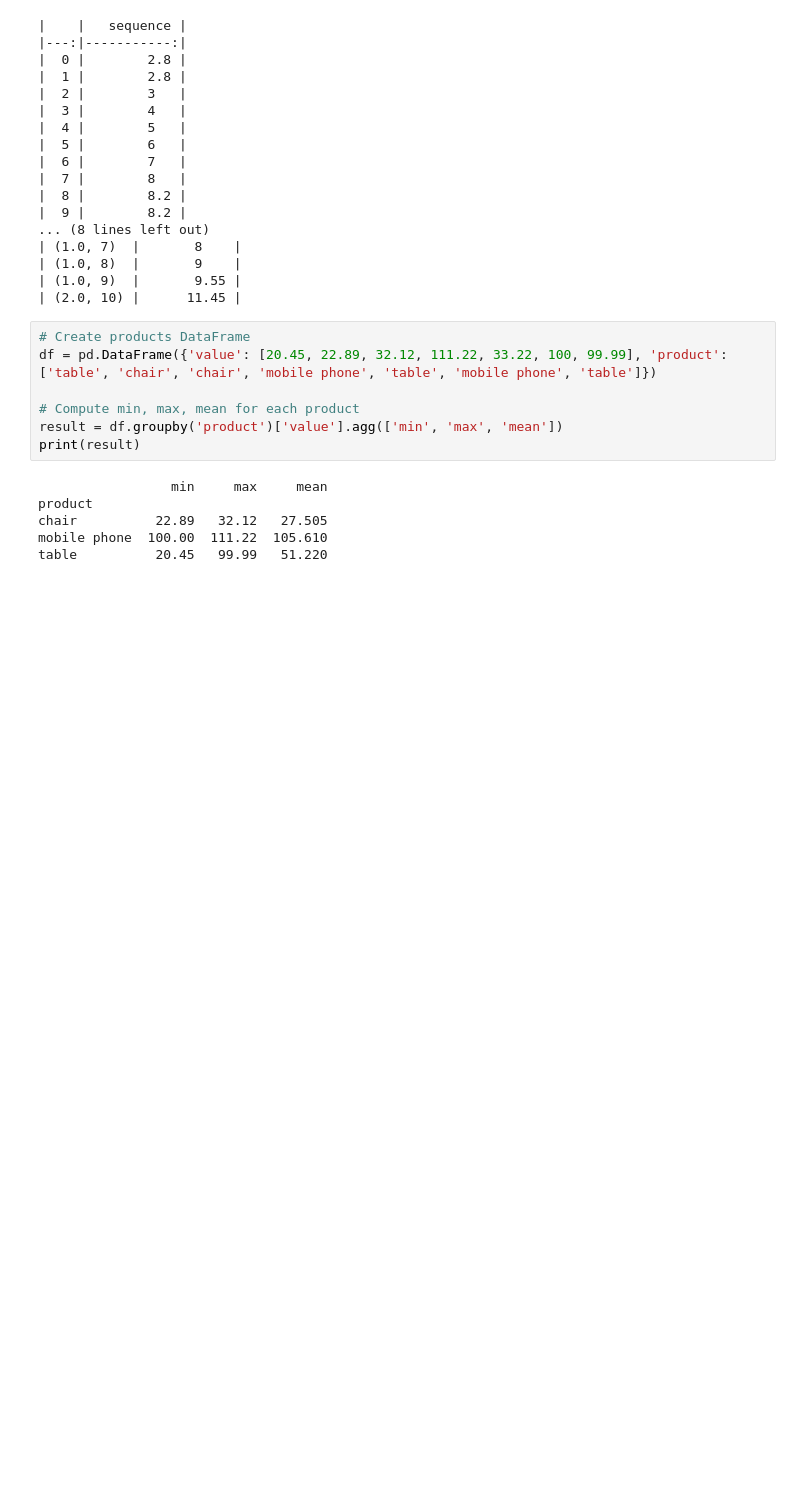
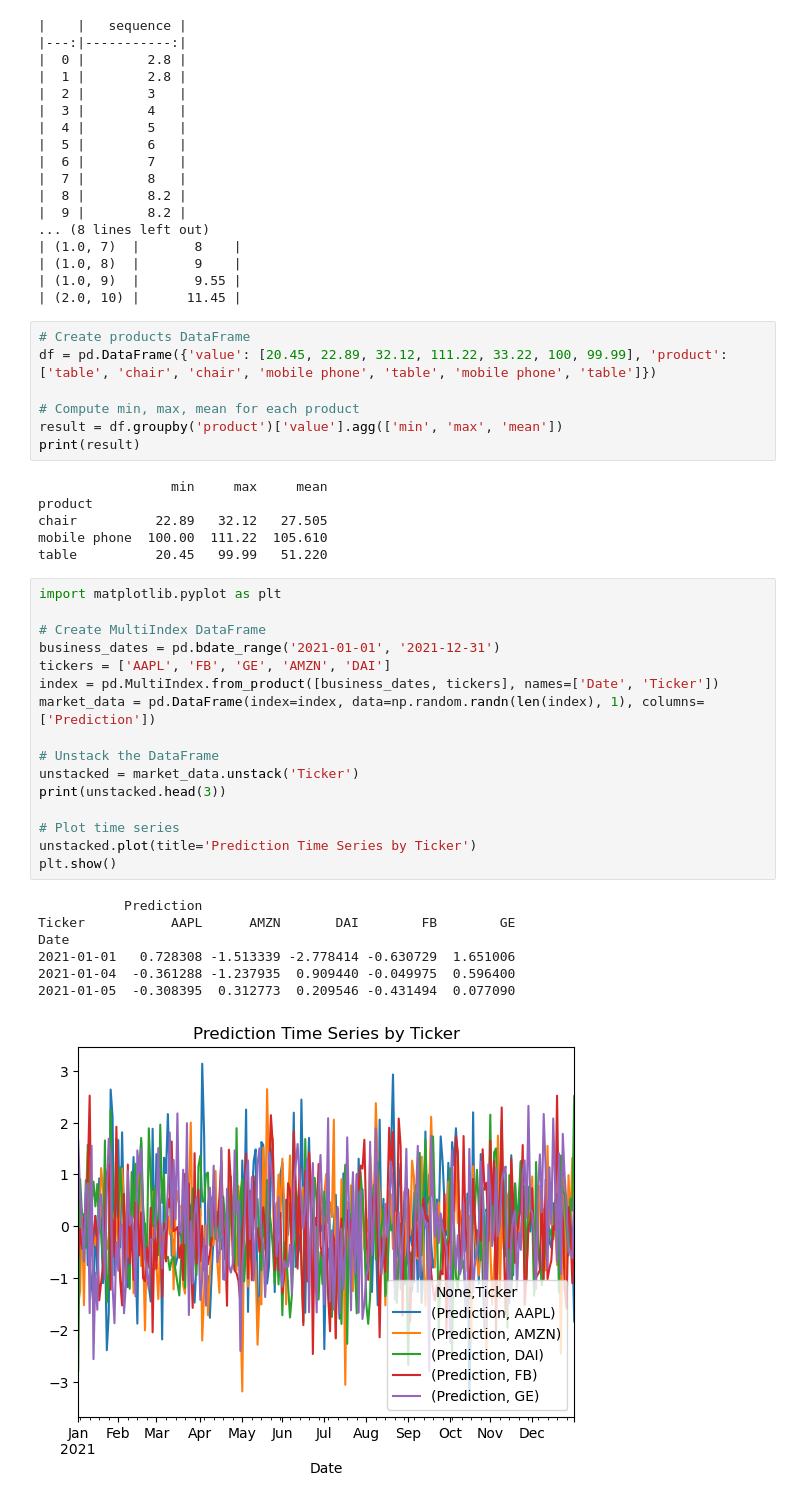
Before and after one commit to hezronokwach/DataTidyHub, a Jupyter notebook: Notebook01.ipynb, the cells around one changed output. Drawn from its saved outputs; the diff is of its cells as text; blank space fills up the shorter version.

```diff
--- a/Notebook01.ipynb
+++ b/Notebook01.ipynb
@@ -120,3 +120,27 @@ product
 chair          22.89   32.12   27.505
 mobile phone  100.00  111.22  105.610
 table          20.45   99.99   51.220
+# %%
+import matplotlib.pyplot as plt
+
+# Create MultiIndex DataFrame
+business_dates = pd.bdate_range('2021-01-01', '2021-12-31')
+tickers = ['AAPL', 'FB', 'GE', 'AMZN', 'DAI']
+index = pd.MultiIndex.from_product([business_dates, tickers], names=['Date', 'Ticker'])
+market_data = pd.DataFrame(index=index, data=np.random.randn(len(index), 1), columns=['Prediction'])
+
+# Unstack the DataFrame
+unstacked = market_data.unstack('Ticker')
+print(unstacked.head(3))
+
+# Plot time series
+unstacked.plot(title='Prediction Time Series by Ticker')
+plt.show()
+# %% [output]
+           Prediction
+Ticker           AAPL      AMZN       DAI        FB        GE
+Date
+2021-01-01   0.728308 -1.513339 -2.778414 -0.630729  1.651006
+2021-01-04  -0.361288 -1.237935  0.909440 -0.049975  0.596400
+2021-01-05  -0.308395  0.312773  0.209546 -0.431494  0.077090
+[figure, added]
```
